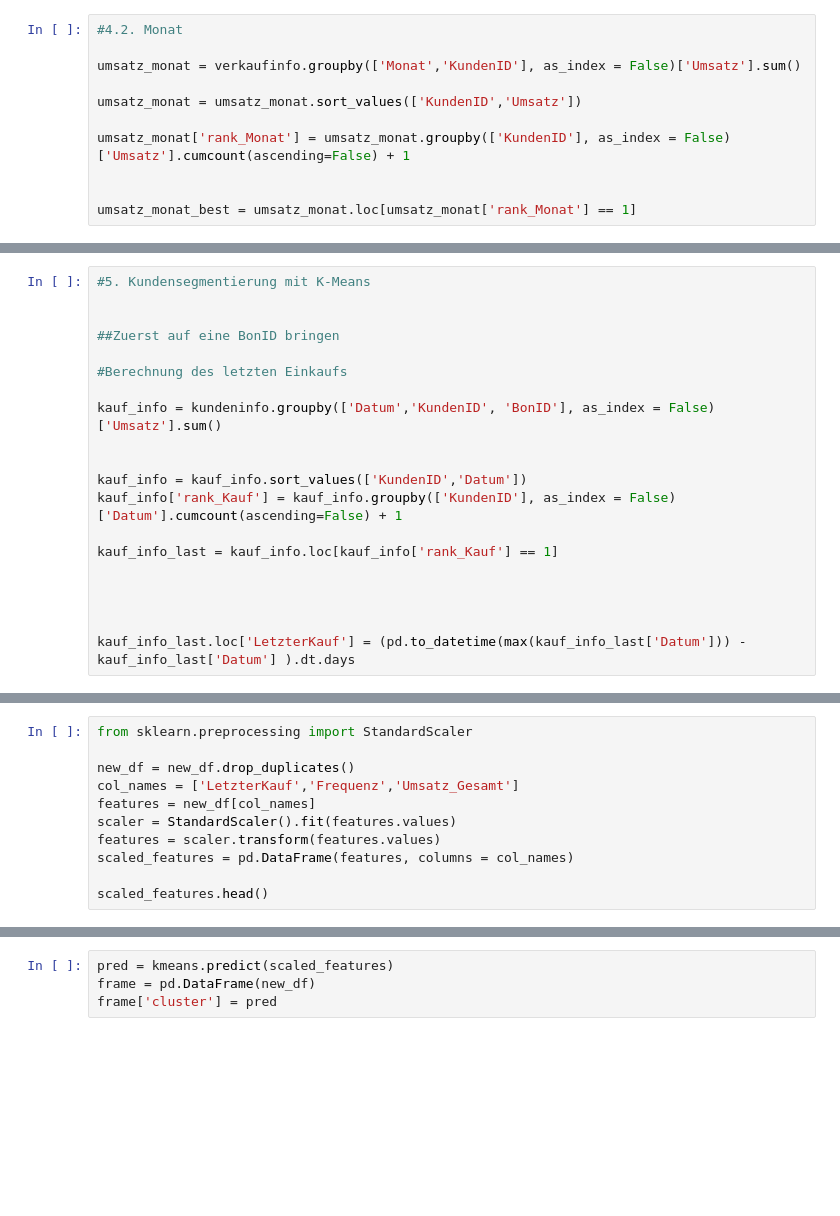
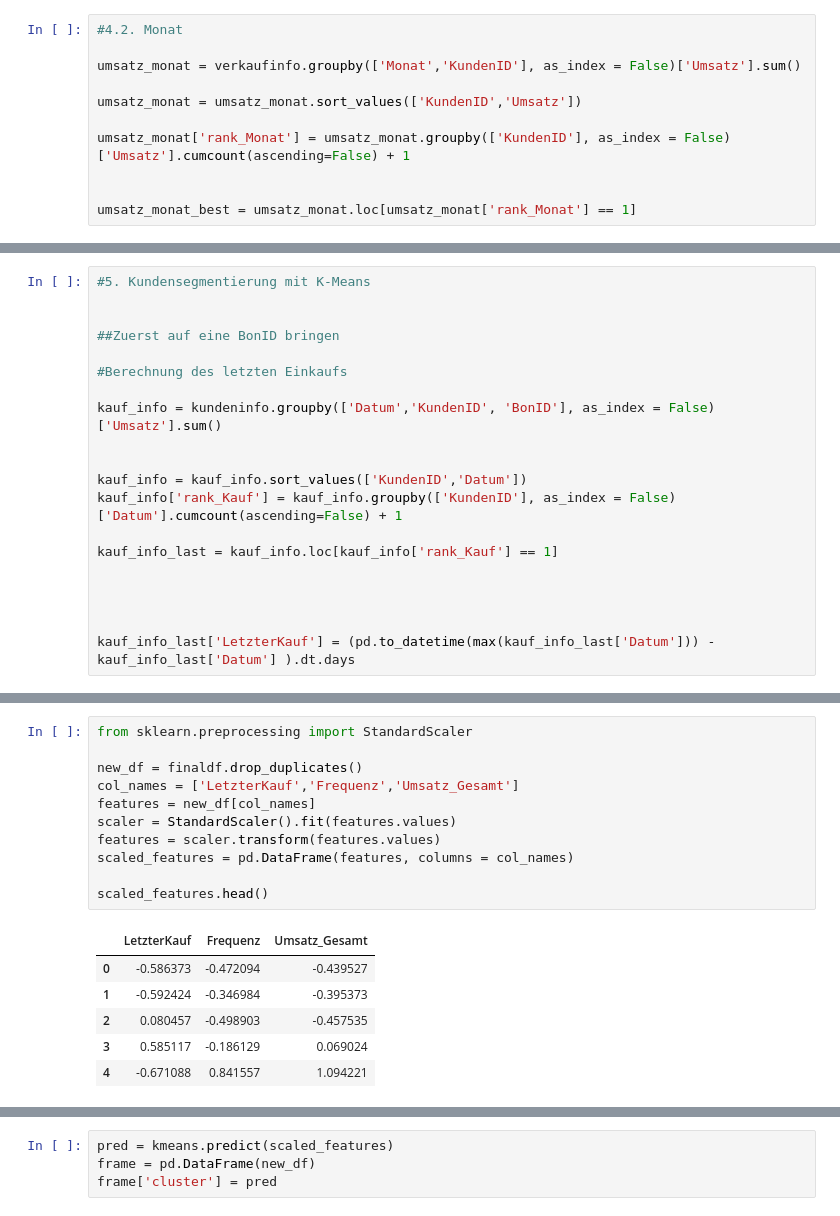
Before and after one commit to ppecher/sample_projects, a Jupyter notebook: customer_segmentation/customer_segmentation.ipynb, the cells around one changed output, grey strips where cells are left out. Cells and saved outputs as stored; diff of their text form; blank space fills up the shorter version.

```diff
--- a/customer_segmentation/customer_segmentation.ipynb
+++ b/customer_segmentation/customer_segmentation.ipynb
@@ -239,4 +316,4 @@ kauf_info_last = kauf_info.loc[kauf_info['rank_Kauf'] == 1]
 
 
 
-kauf_info_last.loc['LetzterKauf'] = (pd.to_datetime(max(kauf_info_last['Datum'])) - kauf_info_last['Datum'] ).dt.days
+kauf_info_last['LetzterKauf'] = (pd.to_datetime(max(kauf_info_last['Datum'])) - kauf_info_last['Datum'] ).dt.days
@@ -284,14 +386,21 @@ for i in list1:
 # %%
 from sklearn.preprocessing import StandardScaler
 
-new_df = new_df.drop_duplicates()
+new_df = finaldf.drop_duplicates()
 col_names = ['LetzterKauf','Frequenz','Umsatz_Gesamt']
 features = new_df[col_names]
 scaler = StandardScaler().fit(features.values)
 features = scaler.transform(features.values)
 scaled_features = pd.DataFrame(features, columns = col_names)
 
 scaled_features.head()
+# %% [output]
+|  | LetzterKauf | Frequenz | Umsatz_Gesamt |
+| 0 | -0.586373 | -0.472094 | -0.439527 |
+| 1 | -0.592424 | -0.346984 | -0.395373 |
+| 2 | 0.080457 | -0.498903 | -0.457535 |
+| 3 | 0.585117 | -0.186129 | 0.069024 |
+| 4 | -0.671088 | 0.841557 | 1.094221 |
 # %%
 import matplotlib.pyplot as plt
 from sklearn.datasets import make_blobs
```
Also changed, not shown: parts of 24 cells of this notebook.
